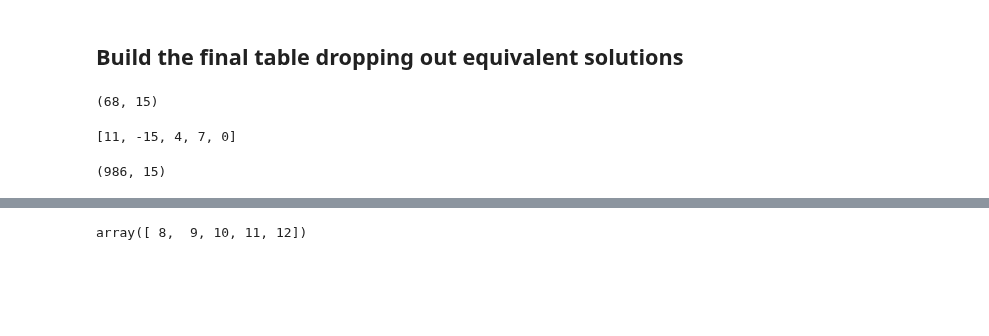
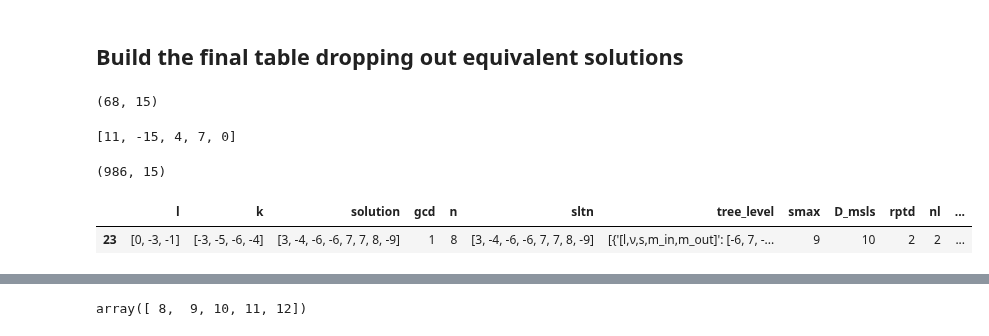
Before and after one commit to LBJ-Wade/anomaly, a Jupyter notebook: DiracSeesaw_Tree_level.ipynb, the cells around one changed output, grey strips where cells are left out. Saved outputs shown, nothing was run; the diff lists cells and outputs as text; code cells hidden in the pictures; blank space fills up the shorter version.

```diff
--- a/DiracSeesaw_Tree_level.ipynb
+++ b/DiracSeesaw_Tree_level.ipynb
@@ -292,0 +368,5 @@ fl=cl.copy()
+# %%
+fl[fl['solution'].astype(str)=='[3, -4, -6, -6, 7, 7, 8, -9]']
+# %% [output]
+|  | l | k | solution | gcd | n | sltn | tree_level | smax | D_msls | rptd | nl | ... |
+| 23 | [0, -3, -1] | [-3, -5, -6, -4] | [3, -4, -6, -6, 7, 7, 8, -9] | 1 | 8 | [3, -4, -6, -6, 7, 7, 8, -9] | [{'[l,ν,s,m_in,m_out]': [-6, 7, -... | 9 | 10 | 2 | 2 | ... |
```
Also changed, not shown: parts of 27 cells of this notebook.
